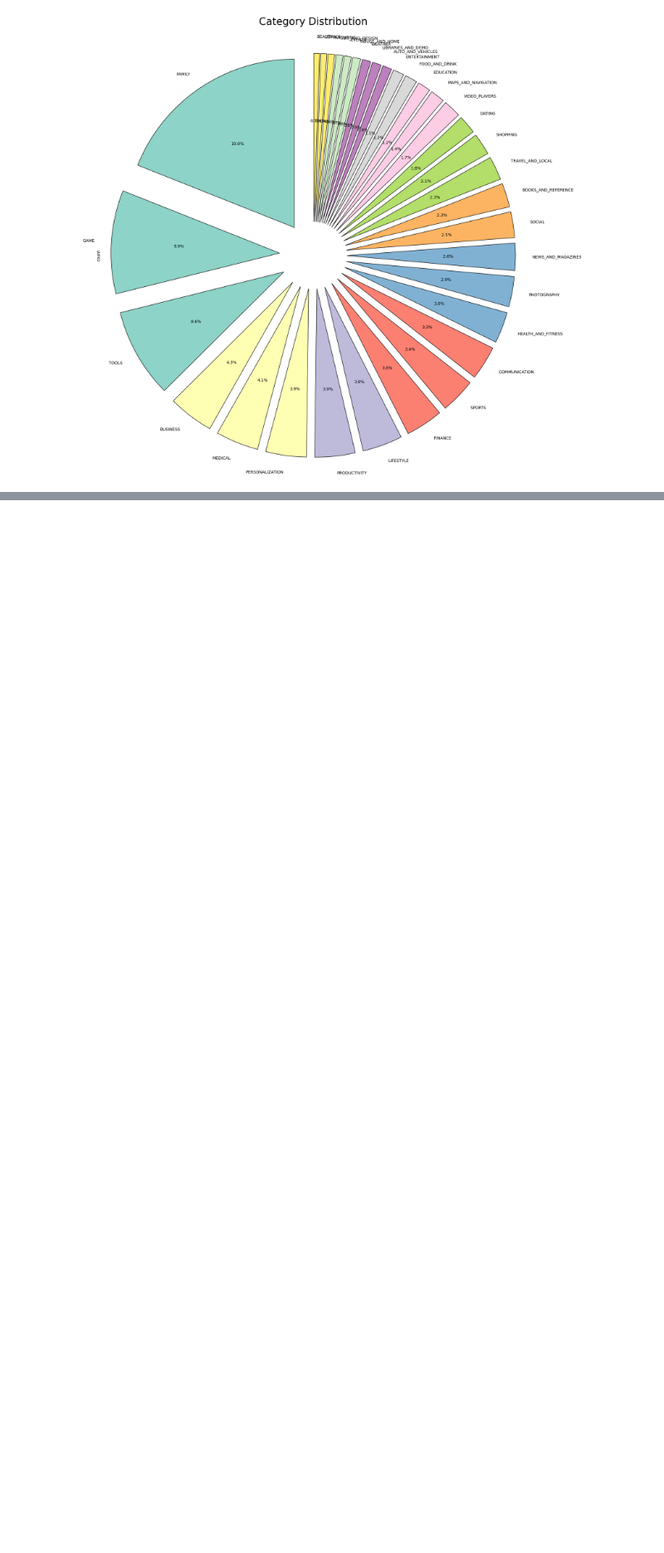
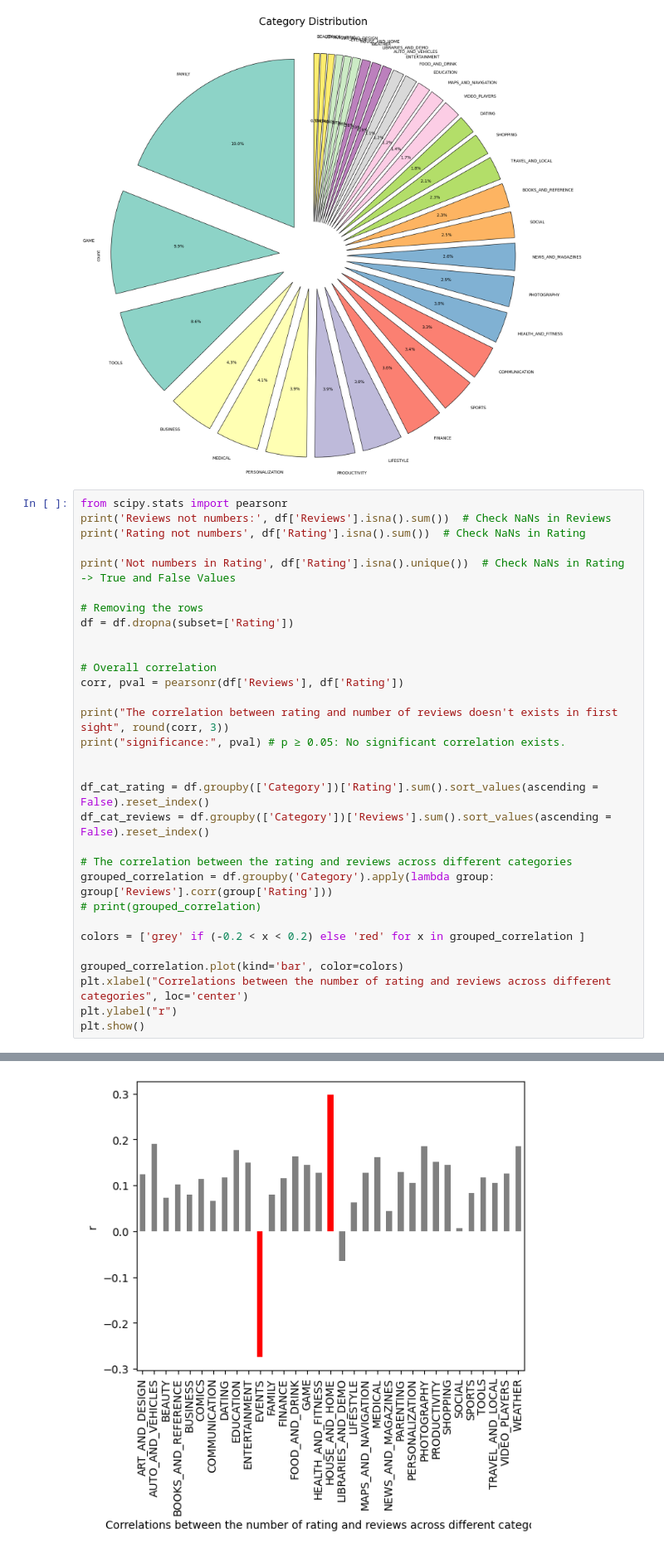
Before and after one commit to orinizri/google-play-store-EDA, a Jupyter notebook: google_playstore_eda.ipynb, the cells around one changed output, grey strips where cells are left out. Shown at 83% size. Cells and saved outputs as stored; diff of their text form; blank space fills up the shorter version.

Commit message:
investigating rating and reviews across categories

```diff
--- a/google_playstore_eda.ipynb
+++ b/google_playstore_eda.ipynb
@@ -162,3 +163,35 @@ plt.tight_layout()  # Adjust layout to ensure everything fits properly
 plt.show()
 # %% [output]
 [figure]
+# %%
+from scipy.stats import pearsonr
+print('Reviews not numbers:', df['Reviews'].isna().sum())  # Check NaNs in Reviews
+print('Rating not numbers', df['Rating'].isna().sum())  # Check NaNs in Rating
+
+print('Not numbers in Rating', df['Rating'].isna().unique())  # Check NaNs in Rating -> True and False Values
+
+# Removing the rows
+df = df.dropna(subset=['Rating'])
+
+
+# Overall correlation
+corr, pval = pearsonr(df['Reviews'], df['Rating'])
+
+print("The correlation between rating and number of reviews doesn't exists in first sight", round(corr, 3))
+print("significance:", pval) # p ≥ 0.05: No significant correlation exists.
+
+
+df_cat_rating = df.groupby(['Category'])['Rating'].sum().sort_values(ascending = False).reset_index()
+df_cat_reviews = df.groupby(['Category'])['Reviews'].sum().sort_values(ascending = False).reset_index()
+
+# The correlation between the rating and reviews across different categories
+grouped_correlation = df.groupby('Category').apply(lambda group: group['Reviews'].corr(group['Rating']))
+# print(grouped_correlation)
+
+colors = ['grey' if (-0.2 < x < 0.2) else 'red' for x in grouped_correlation ]
+
+grouped_correlation.plot(kind='bar', color=colors)
+plt.xlabel("Correlations between the number of rating and reviews across different categories", loc='center')
+plt.ylabel("r")
+plt.show()
+# %% [output]
@@ -164,0 +203 @@ plt.show()
+[figure, added]
```
Also changed, not shown: parts of 4 cells of this notebook.
